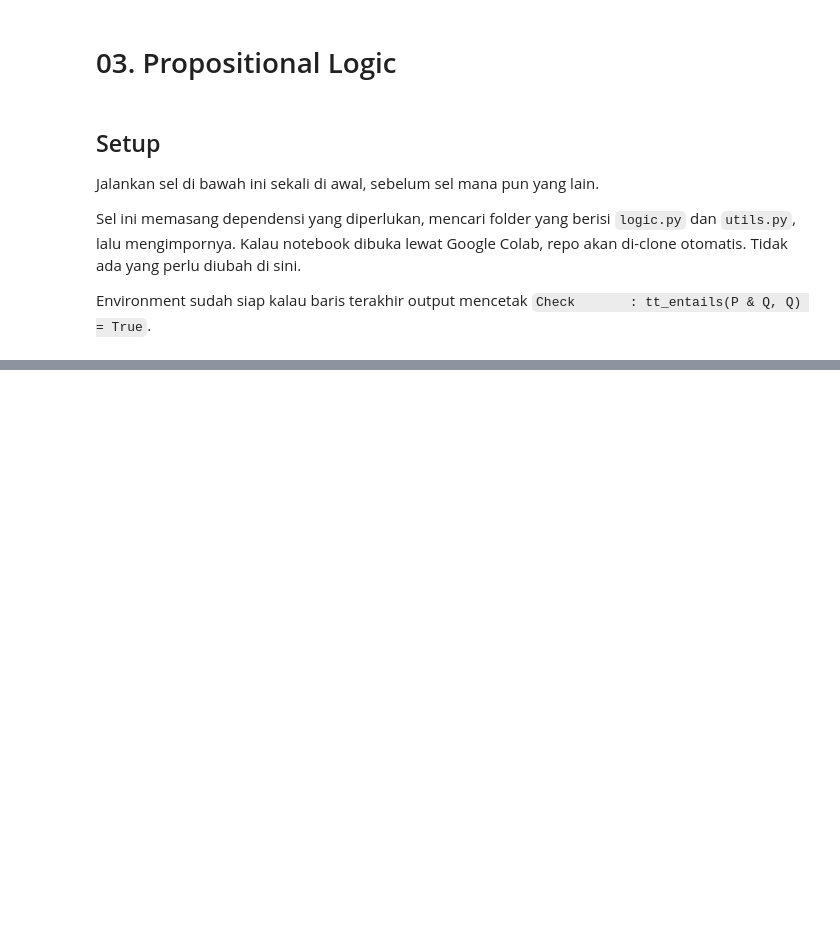
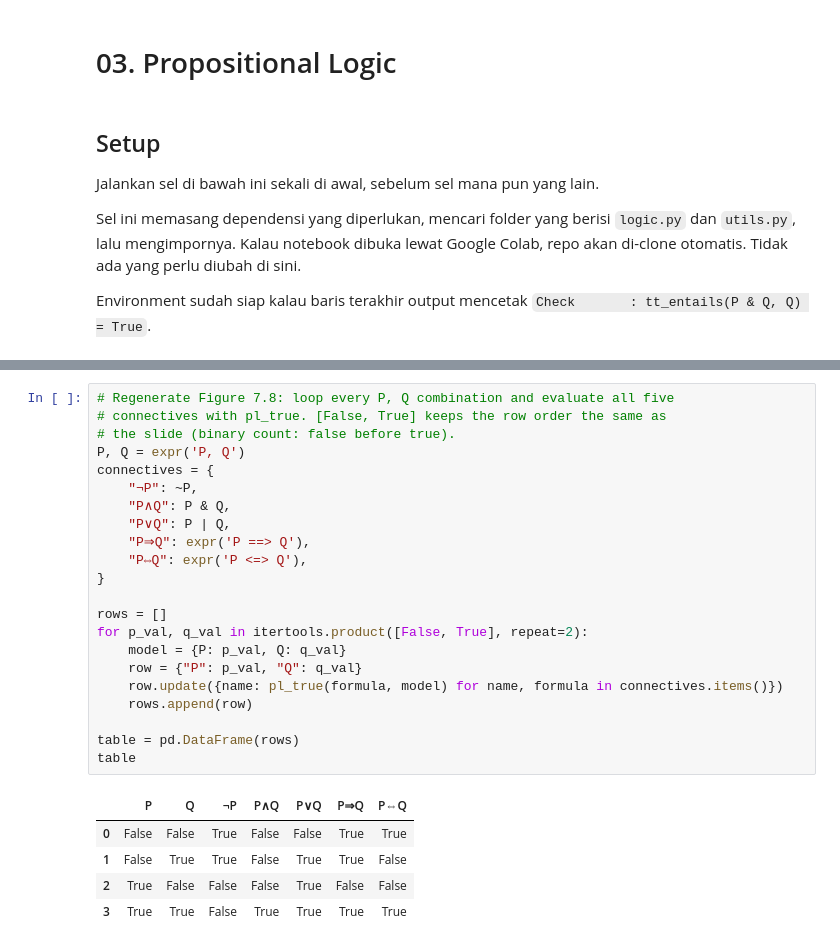
Before and after one commit to kcv-if/Modul-Praktikum-KK-RKA-25, a Jupyter notebook: logics/03 - Propositional Logic.ipynb, the cells around one changed output, grey strips where cells are left out. Saved outputs shown, nothing was run; the diff lists cells and outputs as text; blank space fills up the shorter version.

```diff
--- a/logics/03 - Propositional Logic.ipynb
+++ b/logics/03 - Propositional Logic.ipynb
@@ -249,0 +449,28 @@ bahwa hasilnya tetap benar baik ketika Sam pintar maupun tidak.
+# %%
+# Regenerate Figure 7.8: loop every P, Q combination and evaluate all five
+# connectives with pl_true. [False, True] keeps the row order the same as
+# the slide (binary count: false before true).
+P, Q = expr('P, Q')
+connectives = {
+    "¬P": ~P,
+    "P∧Q": P & Q,
+    "P∨Q": P | Q,
+    "P⇒Q": expr('P ==> Q'),
+    "P⇔Q": expr('P <=> Q'),
+}
+
+rows = []
+for p_val, q_val in itertools.product([False, True], repeat=2):
+    model = {P: p_val, Q: q_val}
+    row = {"P": p_val, "Q": q_val}
+    row.update({name: pl_true(formula, model) for name, formula in connectives.items()})
+    rows.append(row)
+
+table = pd.DataFrame(rows)
+table
+# %% [output]
+|  | P | Q | ¬P | P∧Q | P∨Q | P⇒Q | P⇔Q |
+| 0 | False | False | True | False | False | True | True |
+| 1 | False | True | True | False | True | True | False |
+| 2 | True | False | False | False | True | False | False |
+| 3 | True | True | False | True | True | True | True |
```
Also changed, not shown: parts of 27 cells of this notebook.
